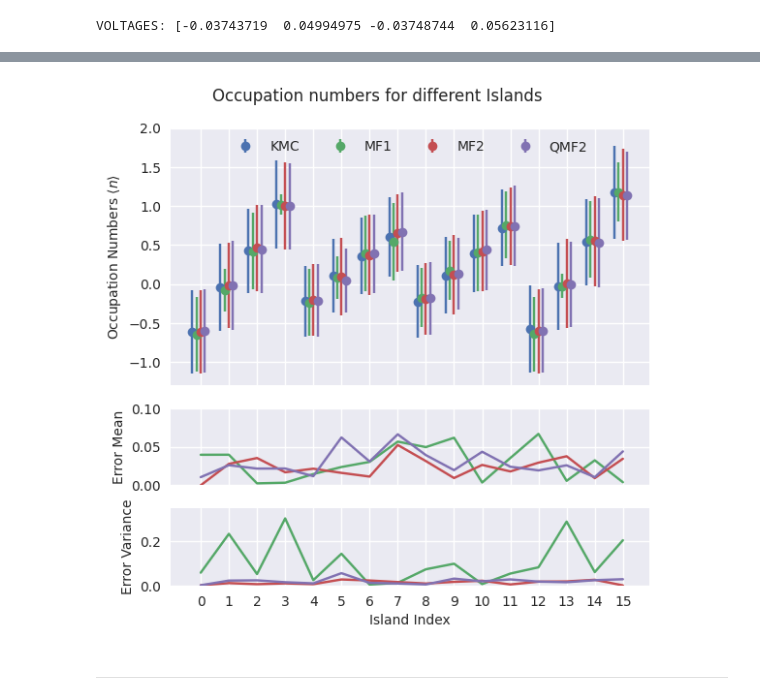
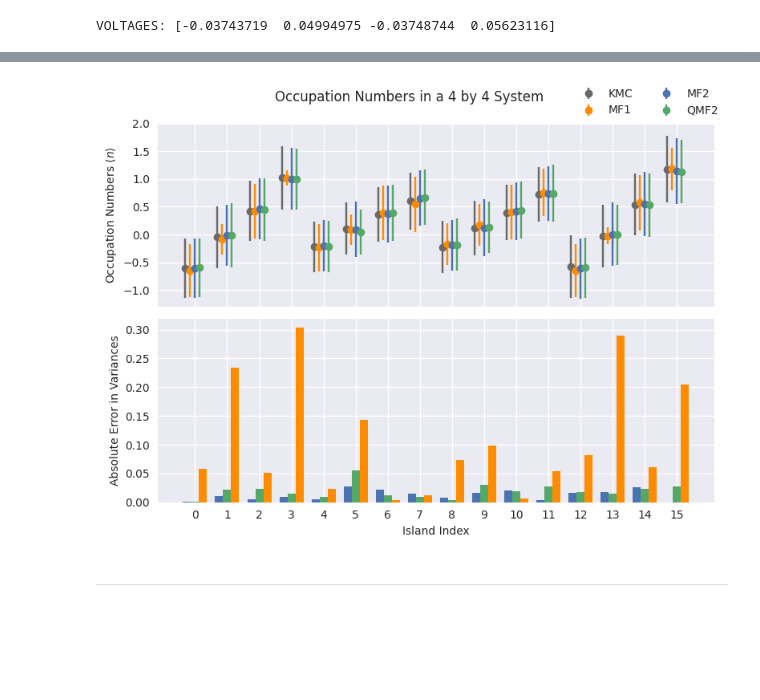
Before and after one commit to evanwonisch/NanoNetsMF, a Jupyter notebook: run/dist_comparison/comparison.ipynb, the cells around one changed output, grey strips where cells are left out. Drawn from its saved outputs; the diff is of its cells as text; code cells hidden in the pictures; blank space fills up the shorter version.

```diff
--- a/run/dist_comparison/comparison.ipynb
+++ b/run/dist_comparison/comparison.ipynb
@@ -128,50 +199,43 @@ plt.savefig("../../output/dist_comparison/dist_comparison.pdf")
 # %%
-f, ax = plt.subplots(3, 1, figsize = set_size(subplots=(1.6,1)), gridspec_kw={'height_ratios': [1, 0.3, 0.3]}, sharex=True)
+size = set_size(subplots=(1.6,1))
+size = (size[0] + 2, size[1])
+f, ax = plt.subplots(2, 1, figsize = size, sharex=True)
 
 
 #
 # Occupation Numbers
 #
-ax[0].errorbar(np.arange(16)-0.3, np.mean(kmc_states, axis = 0), yerr = np.std(kmc_states, axis = 0), marker = "o", label = "KMC",  linestyle = "", color = "C0")
+ax[0].errorbar(np.arange(16)-0.3, kmc_means, yerr = np.sqrt(kmc_vars), marker = "o", label = "KMC",  linestyle = "", color = "dimgray")
 d =  mf_means - np.floor(mf_means)
-ax[0].errorbar(np.arange(16) - 0.15, mf_means, yerr = np.sqrt(d * (1-d)), linestyle = "", marker = "o", label = "MF1", color = "C1")
-ax[0].errorbar(np.arange(16) + 0, mf2_no_cov.means, yerr = np.sqrt(mf2_no_cov.vars), linestyle = "", marker = "o", label = "MF2", color = "C2")
-ax[0].errorbar(np.arange(16) + 0.15, qmf2.means, yerr = np.sqrt(qmf2.vars), linestyle = "", marker = "o", label = "QMF2", color = "C3")
-ax[0].legend(ncol = 4, loc = "upper center")
+ax[0].errorbar(np.arange(16) - 0.15, mf_means, yerr = np.sqrt(d * (1-d)), linestyle = "", marker = "o", label = "MF1", color = "darkorange")
+ax[0].errorbar(np.arange(16) + 0, mf2_no_cov.means, yerr = np.sqrt(mf2_no_cov.vars), linestyle = "", marker = "o", label = "MF2", color = "C0")
+ax[0].errorbar(np.arange(16) + 0.15, qmf2.means, yerr = np.sqrt(qmf2.vars), linestyle = "", marker = "o", label = "QMF2", color = "C1")
 ax[0].set_ylabel("Occupation Numbers $\\langle n \\rangle$")
 ax[0].set_ylim(-1.3, 2)
 
 #
-# Mean Deviations
+# Variances
 #
-ax[1].plot(np.arange(16), np.abs(mf_means - kmc_means), label = "MF1", marker = "+", color = "C1")
-ax[1].plot(np.arange(16), np.abs(mf2_no_cov.means - kmc_means), label = "MF2", marker = "+", color = "C2")
-ax[1].plot(np.arange(16), np.abs(qmf2.means - kmc_means), label = "QMF2", marker = "+", color = "C3")
-ax[1].set_ylim(0,0.1)
-ax[1].set_ylabel("Error Mean")
+marker = "s"
+# ax[1].bar(np.arange(16)-0.25, kmc_vars, alpha = 1, width = 0.25)
+ax[1].bar(np.arange(16)-0.25, np.abs(mf2_no_cov.vars-kmc_vars), alpha = 1, width = 0.25, color = "C0")
+ax[1].bar(np.arange(16)+0, np.abs(qmf2.vars-kmc_vars), alpha = 1, width = 0.25, color = "C1")
+ax[1].bar(np.arange(16)+0.25, np.abs(d*(1-d)-kmc_vars), color = "darkorange", alpha = 1, width = 0.25)
+ax[1].set_ylabel("Absolute Error in Variances")
+# ax[1].set_yscale("log")
 
 
-#
-# Var Deviations
-#
-
-d = mf_means - np.floor(mf_means)
-ax[2].plot(np.arange(16), np.abs(d*(1 - d) - kmc_vars), label = "MF1", marker = "+", color = "C1")
-ax[2].plot(np.arange(16), np.abs(mf2_no_cov.vars - kmc_vars), label = "MF2", marker = "+", color = "C2")
-ax[2].plot(np.arange(16), np.abs(qmf2.vars - kmc_vars), label = "QMF2", marker = "+", color = "C3")
-ax[2].set_ylim(0, 0.35)
-ax[2].set_ylabel("Error Variance")
-
-
-f.suptitle("Occupation numbers for different Islands")
+f.suptitle("Occupation Numbers in a 4 by 4 System")
 plt.xticks(np.arange(16), np.arange(16))
 plt.xlabel("Island Index")
 
 
+f.legend(ncol = 2)
 f.tight_layout()
 
+
 plt.savefig("../../output/dist_comparison/occ_numbers.pdf")
 # %% [output]
-[figure, old version]
+[figure, new version]
 # %% [markdown]
 ---
```
Also changed, not shown: parts of 4 cells of this notebook, 27 other files.
